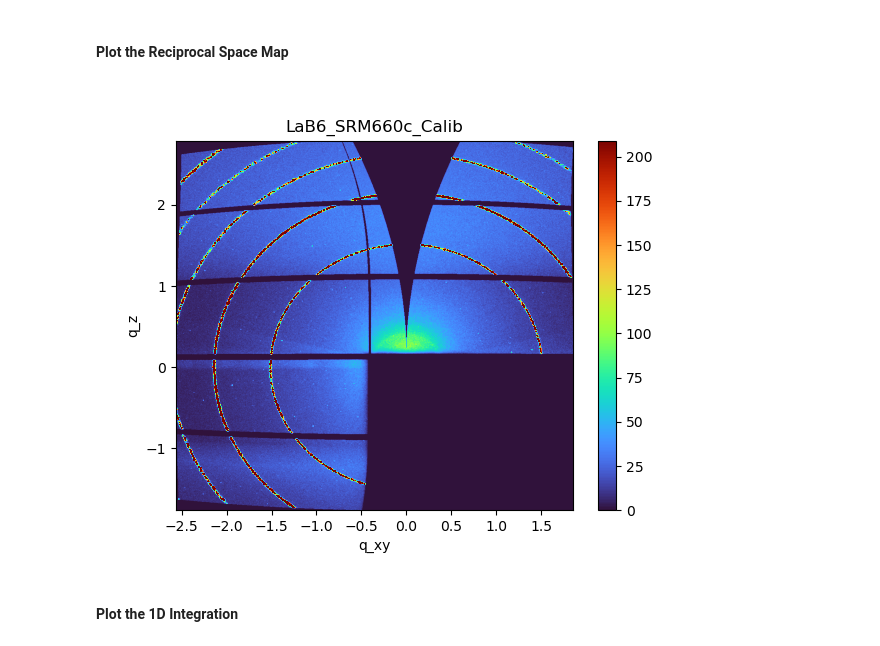
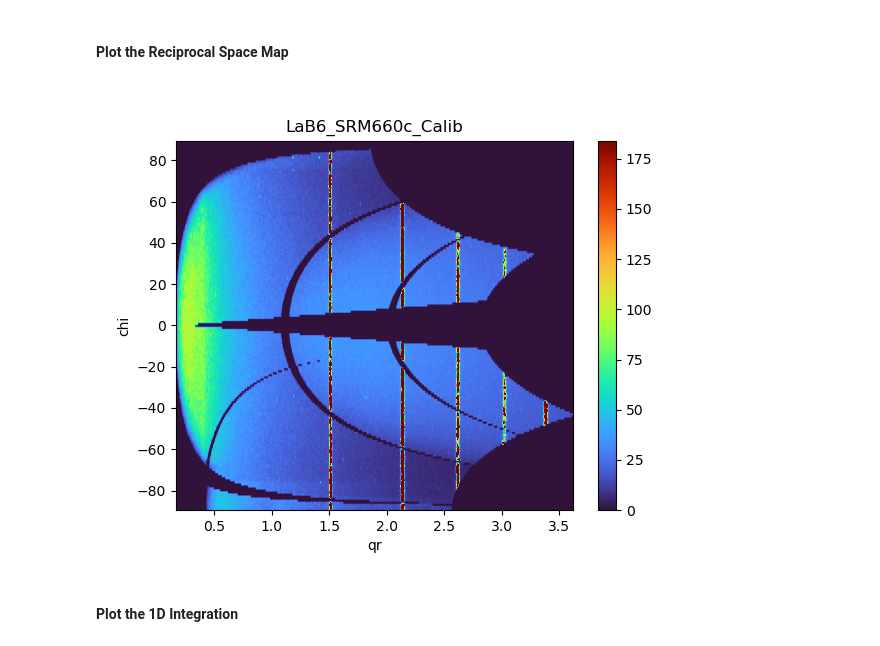
Before and after one commit to ToneyGroupCU/pyWAXS, a Jupyter notebook: example/example_pyWAXS.ipynb, the cells around one changed output. Drawn from its saved outputs; the diff is of its cells as text; code cells hidden in the pictures.

```diff
--- a/example/example_pyWAXS.ipynb
+++ b/example/example_pyWAXS.ipynb
@@ -132,13 +130,13 @@ waxs_topas.generate_xye_file_pyfai()
 # %%
 %matplotlib widget
 
 title = projectname
 
-waxs_analysis.display_image(waxs_analysis.reciptiff_xr,
+waxs_analysis.display_image(waxs_analysis.cakedtiff_xr,
                             title=title,
                             cmap='turbo')
 # %% [output]
-[figure, old version]
+[figure, new version]
 # %% [markdown]
 #### Plot the 1D Integration
 # %%
```
Also changed, not shown: parts of 3 cells of this notebook, 13 other files.
